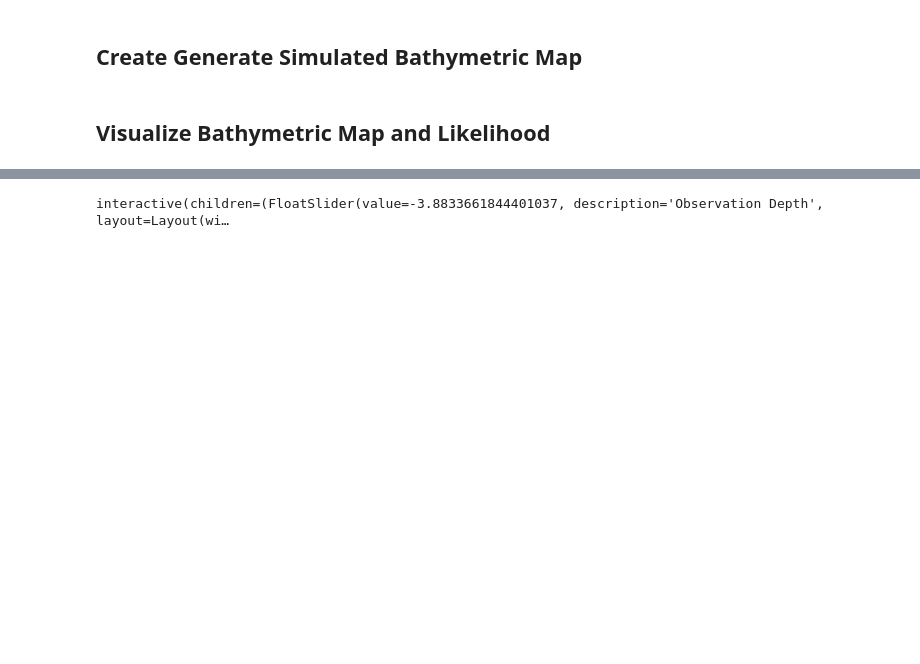
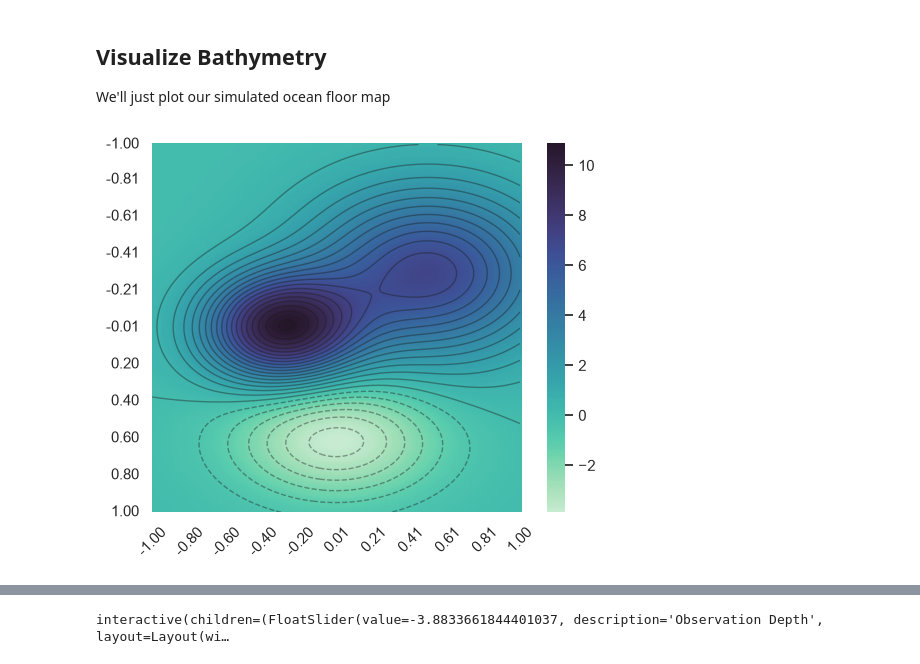
Before and after one commit to wcneill/learning_filters, a Jupyter notebook: Examples/bathymetry.ipynb, the cells around one changed output, grey strips where cells are left out. Cells and saved outputs as stored; diff of their text form; code cells hidden in the pictures; blank space fills up the shorter version.

```diff
--- a/Examples/bathymetry.ipynb
+++ b/Examples/bathymetry.ipynb
@@ -76,2 +104,0 @@ def normal_pdf(x, mean=0.0, std=1.0):
-# %% [markdown]
-## Create Generate Simulated Bathymetric Map
@@ -115,2 +105,35 @@ z = gaussian_surface(coords, centers, A, covs).reshape(ny, nx)
-# %% [markdown]
-## Visualize Bathymetric Map and Likelihood
+# %% [markdown]
+## Visualize Bathymetry
+We'll just plot our simulated ocean floor map
+# %%
+# Define a truncated color palette (10% less blacks)
+base = plt.get_cmap("mako_r")
+p = colors.LinearSegmentedColormap.from_list(
+    "mako_truncated",
+    base(np.linspace(0.05, 0.9, 256))  # truncate lower and upper color bounds
+)
+
+
+# Set heatmap axis labels
+xtick_ixs = np.concat([np.arange(0, W, 20), [W - 1]])
+xtick_labels = [f"{v:.2f}" for v in x[xtick_ixs]]
+
+ytick_ixs = np.concat([np.arange(0, H, 20), [H - 1]])
+ytick_labels = [f"{v:.2f}" for v in y[::-1][ytick_ixs]]
+
+ax = sns.heatmap(z, cmap=p, square=True)
+ax.invert_yaxis()
+
+ax.set_xticks(xtick_ixs, labels=xtick_labels, rotation=45)
+ax.set_yticks(ytick_ixs, labels=ytick_labels, rotation=0)
+
+ax.contour(
+    z,
+    levels=25,
+    colors='k',
+    linewidths=1,
+    alpha=0.4
+)
+plt.show()
+# %% [output]
+[figure, added]
```
Also changed, not shown: parts of 25 cells of this notebook.
